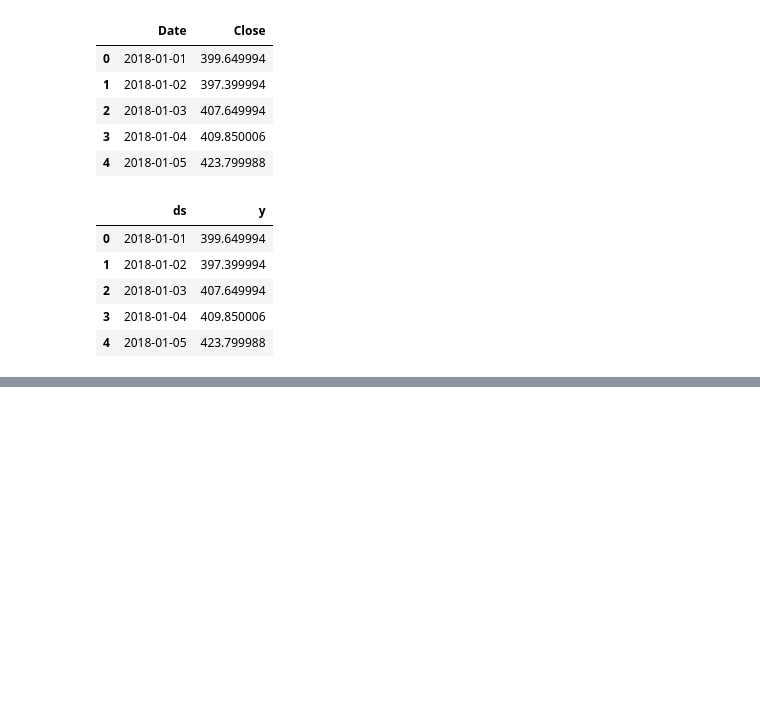
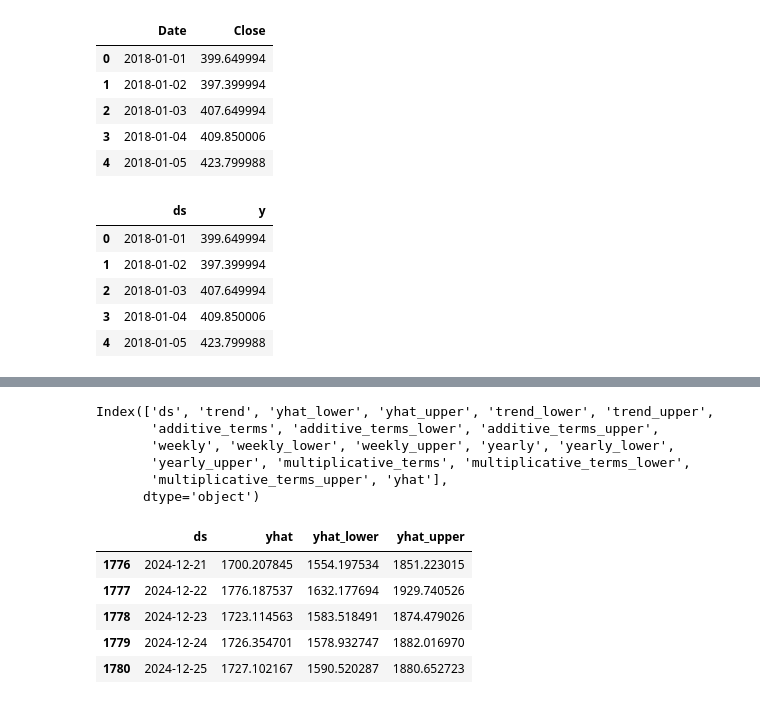
Before and after one commit to KOWSALYAAARU/test_app, a Jupyter notebook: time_series_forecasting_casestudy_1.ipynb, the cells around one changed output, grey strips where cells are left out. Cells and saved outputs as stored; diff of their text form; code cells hidden in the pictures; blank space fills up the shorter version.

```diff
--- a/time_series_forecasting_casestudy_1.ipynb
+++ b/time_series_forecasting_casestudy_1.ipynb
@@ -746,0 +842,19 @@ df_prophet.head()
+# %%
+prediction.columns
+# %% [output]
+Index(['ds', 'trend', 'yhat_lower', 'yhat_upper', 'trend_lower', 'trend_upper',
+       'additive_terms', 'additive_terms_lower', 'additive_terms_upper',
+       'weekly', 'weekly_lower', 'weekly_upper', 'yearly', 'yearly_lower',
+       'yearly_upper', 'multiplicative_terms', 'multiplicative_terms_lower',
+       'multiplicative_terms_upper', 'yhat'],
+      dtype='object')
+# %%
+## prophet model not only gives you a prediction but also a range associated with every prediction known as lower bound and upper bound
+prediction[['ds','yhat','yhat_lower','yhat_upper']].tail()
+# %% [output]
+|  | ds | yhat | yhat_lower | yhat_upper |
+| 1776 | 2024-12-21 | 1700.207845 | 1554.197534 | 1851.223015 |
+| 1777 | 2024-12-22 | 1776.187537 | 1632.177694 | 1929.740526 |
+| 1778 | 2024-12-23 | 1723.114563 | 1583.518491 | 1874.479026 |
+| 1779 | 2024-12-24 | 1726.354701 | 1578.932747 | 1882.016970 |
+| 1780 | 2024-12-25 | 1727.102167 | 1590.520287 | 1880.652723 |
```
Also changed, not shown: parts of 12 cells of this notebook.
